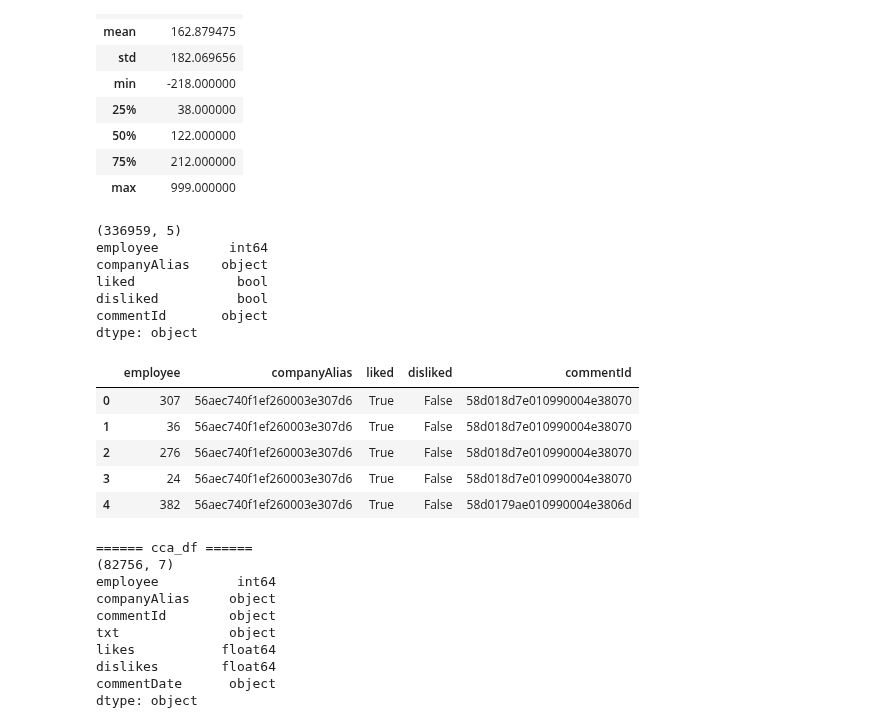
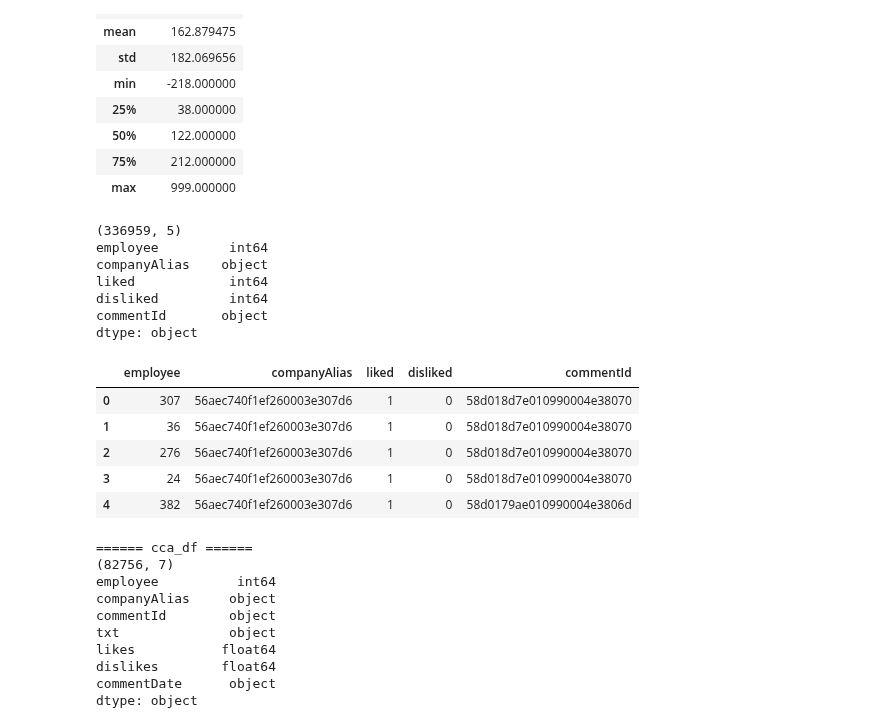
Before and after one commit to ceciliastern/ds_term_project, a Jupyter notebook: Term Project - Happiness Dataset.ipynb, the cells around one changed output. Saved outputs shown, nothing was run; the diff lists cells and outputs as text; code cells hidden in the pictures.

```diff
--- a/Term Project - Happiness Dataset.ipynb
+++ b/Term Project - Happiness Dataset.ipynb
@@ -117,27 +117,27 @@ dtype: object
 # %%
 # drop null values
 ci_df = ci_df.dropna()
 print(ci_df.shape)
 
 # Convert "like", "dislike" columns to bool
-ci_df["liked"] = ci_df["liked"] == "true"
-ci_df["disliked"] = ci_df["disliked"] == "true"
+ci_df["liked"] = (ci_df["liked"] == "true") * 1
+ci_df["disliked"] = (ci_df["disliked"] == "true") * 1
 print(ci_df.dtypes)
 ci_df.head()
 # %% [output]
 (336959, 5)
 employee         int64
 companyAlias    object
-liked             bool
-disliked          bool
+liked            int64
+disliked         int64
 commentId       object
 dtype: object
 |  | employee | companyAlias | liked | disliked | commentId |
-| 0 | 307 | 56aec740f1ef260003e307d6 | True | False | 58d018d7e010990004e38070 |
-| 1 | 36 | 56aec740f1ef260003e307d6 | True | False | 58d018d7e010990004e38070 |
-| 2 | 276 | 56aec740f1ef260003e307d6 | True | False | 58d018d7e010990004e38070 |
-| 3 | 24 | 56aec740f1ef260003e307d6 | True | False | 58d018d7e010990004e38070 |
-| 4 | 382 | 56aec740f1ef260003e307d6 | True | False | 58d0179ae010990004e3806d |
+| 0 | 307 | 56aec740f1ef260003e307d6 | 1 | 0 | 58d018d7e010990004e38070 |
+| 1 | 36 | 56aec740f1ef260003e307d6 | 1 | 0 | 58d018d7e010990004e38070 |
+| 2 | 276 | 56aec740f1ef260003e307d6 | 1 | 0 | 58d018d7e010990004e38070 |
+| 3 | 24 | 56aec740f1ef260003e307d6 | 1 | 0 | 58d018d7e010990004e38070 |
+| 4 | 382 | 56aec740f1ef260003e307d6 | 1 | 0 | 58d0179ae010990004e3806d |
 # %%
 print("====== cca_df ======")
 print(cca_df.shape)
```
Also changed, not shown: parts of 9 cells of this notebook.
